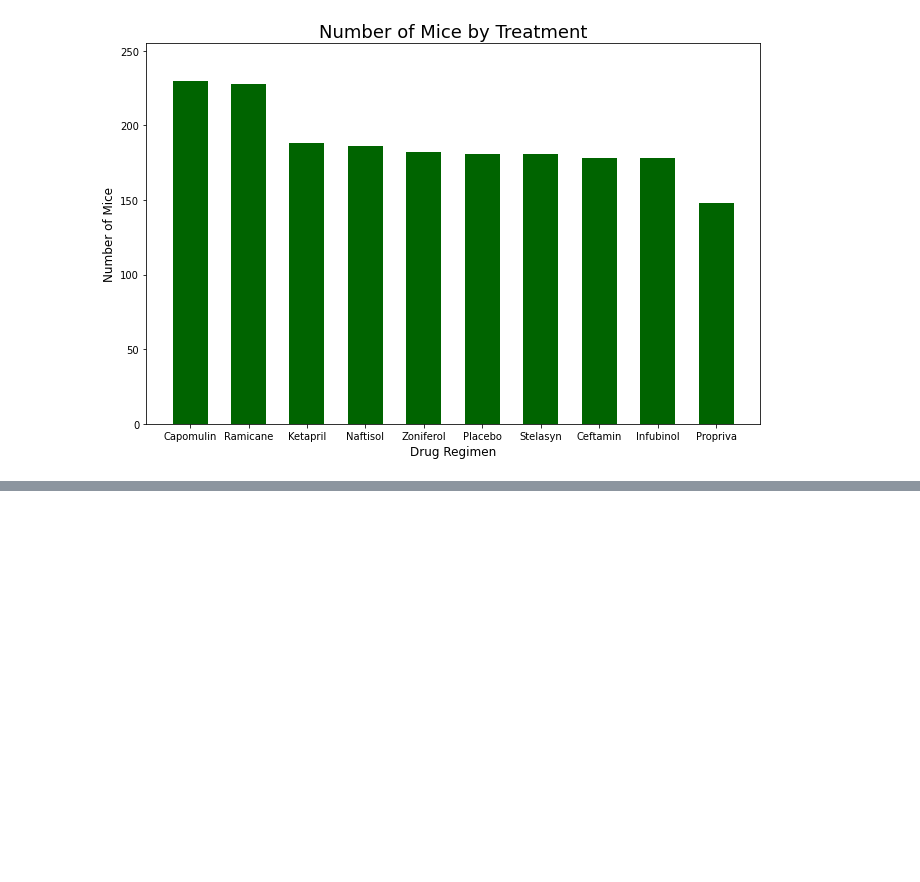
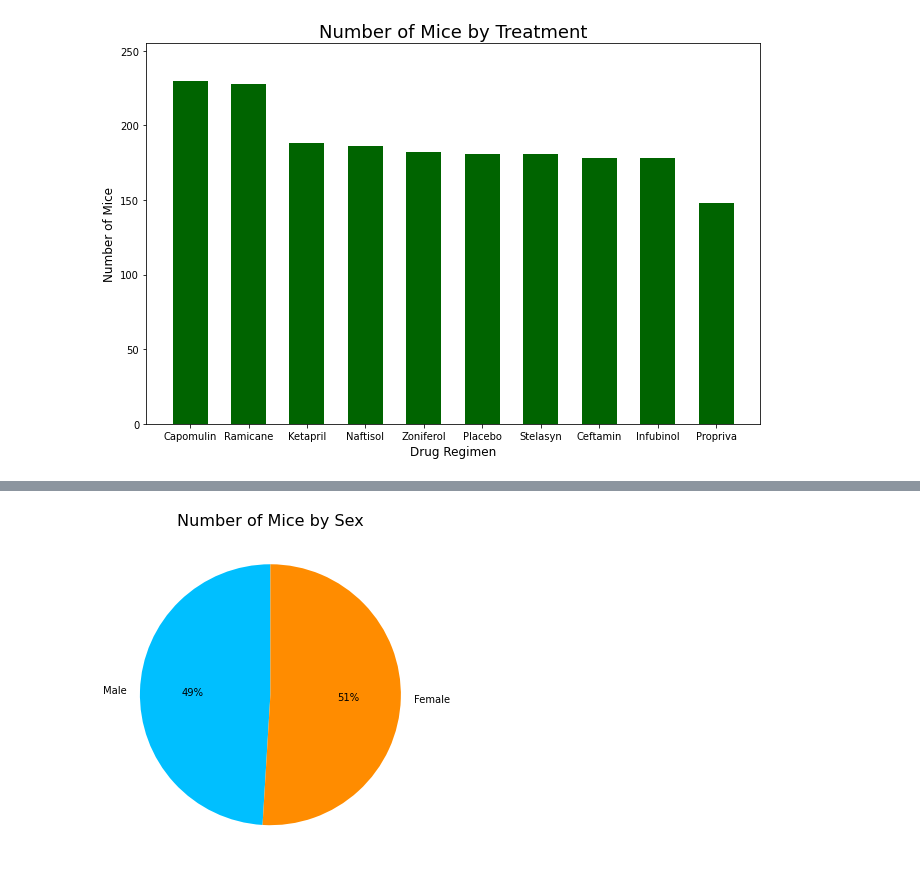
Before and after one commit to emilyneaville/matplotlib-challenge, a Jupyter notebook: pymaceuticals.ipynb, the cells around one changed output, grey strips where cells are left out. Cells and saved outputs as stored; diff of their text form; code cells hidden in the pictures; blank space fills up the shorter version.

```diff
--- a/pymaceuticals.ipynb
+++ b/pymaceuticals.ipynb
@@ -146,0 +169,20 @@ plt.show()
+# %%
+# Generate the same chart using Matplotlib
+
+# Group df by sex and get the counts of mice by each sex
+plt_gender_df = pd.DataFrame(clean_df.groupby('Sex').count()['Mouse ID'])
+
+# Establish the figure
+fig1, ax1 = plt.subplots(figsize=(6,6))
+
+# Establish the labels and values
+labels = ['Male', 'Female']
+values= plt_gender_df['Mouse ID']
+plt_colors= ['deepskyblue', 'darkorange']
+
+plt.pie(values, labels=labels, colors=plt_colors, autopct='%1.0f%%', startangle=90)
+plt.title('Number of Mice by Sex', fontsize=16)
+plt.ylabel(None)
+plt.show()
+# %% [output]
+[figure, added]
```
Also changed, not shown: parts of 3 cells of this notebook.
